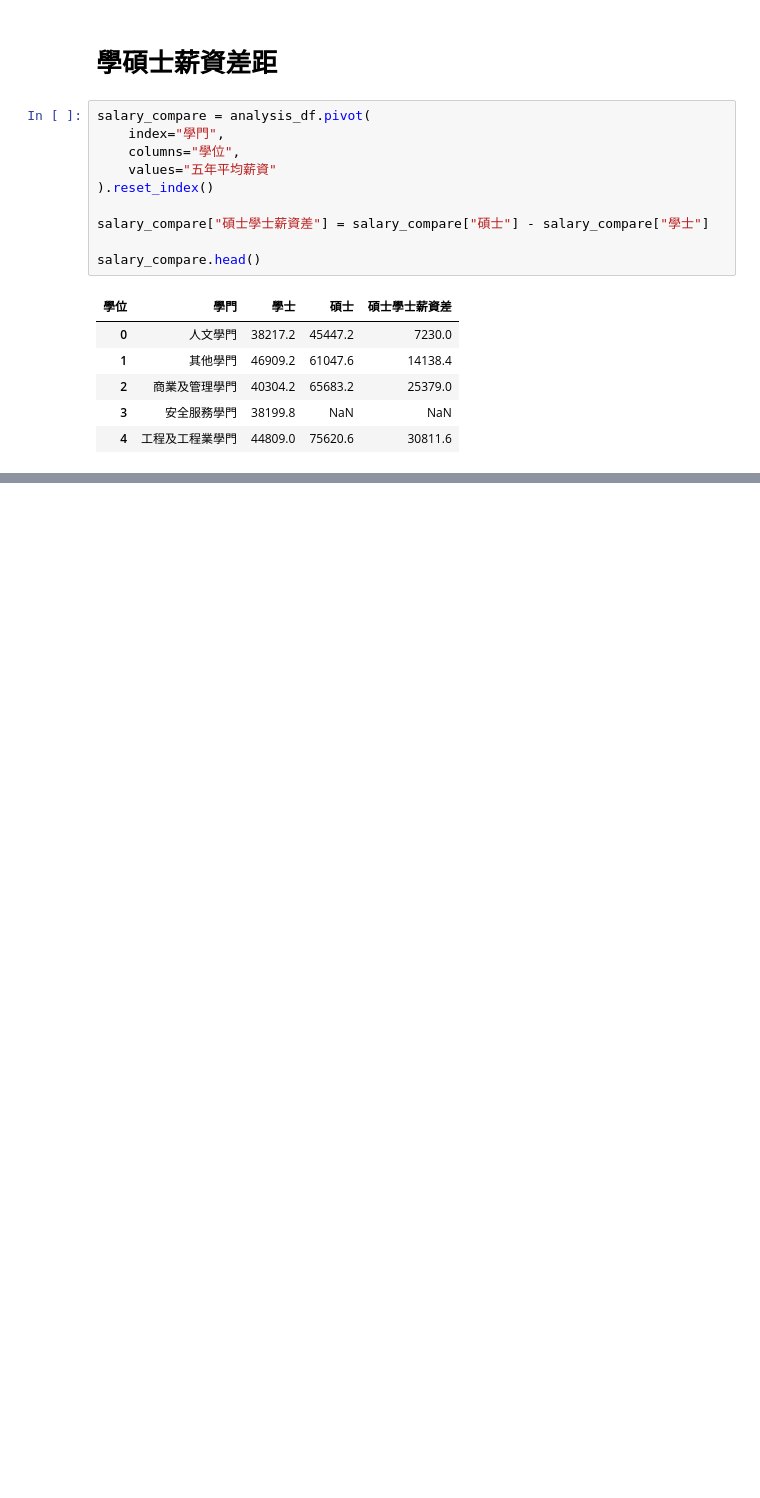
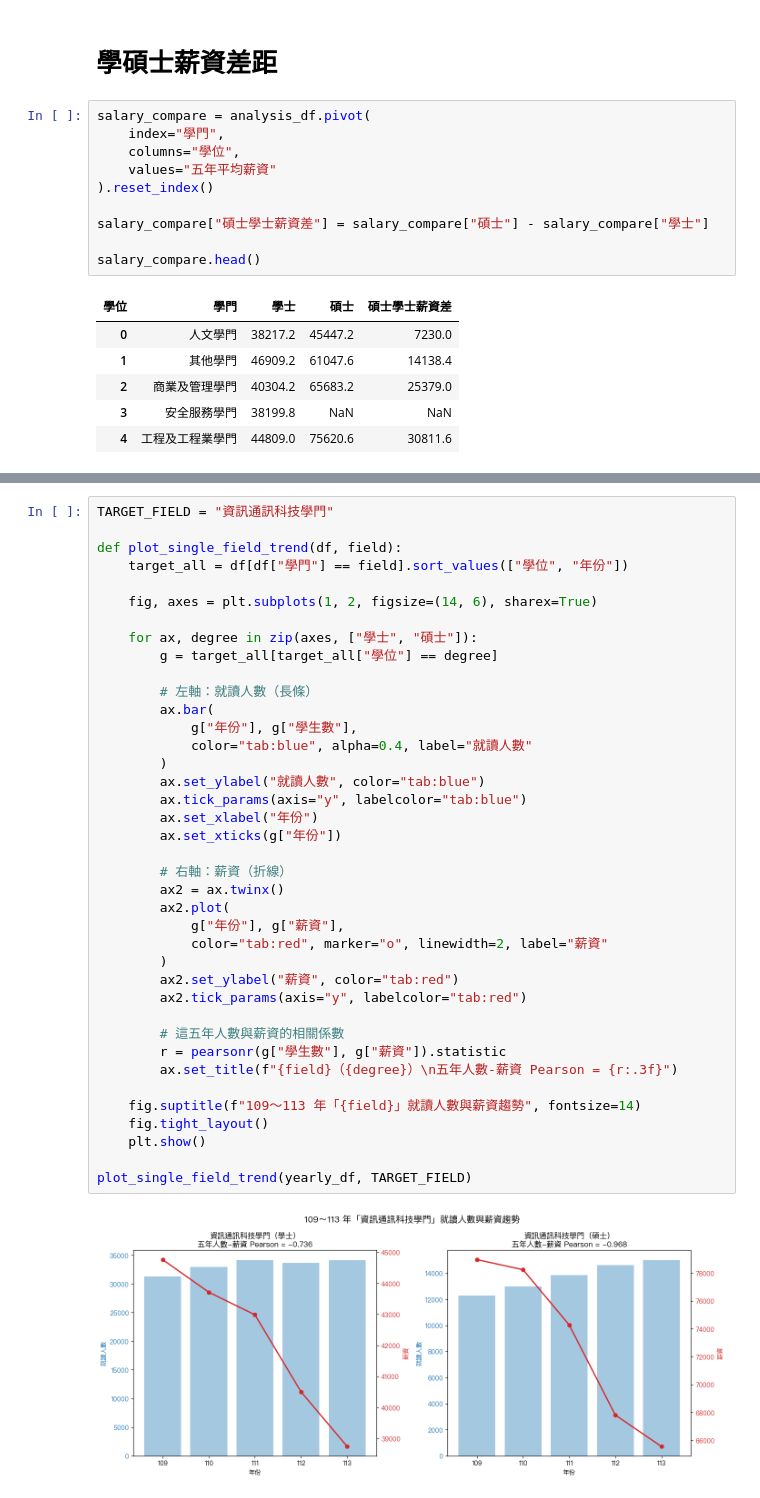
Before and after one commit to ruien0412/2026-DSCI, a Jupyter notebook: DSCI_Data_Analyze.ipynb, the cells around one changed output, grey strips where cells are left out. Drawn from its saved outputs; the diff is of its cells as text; blank space fills up the shorter version.

```diff
--- a/DSCI_Data_Analyze.ipynb
+++ b/DSCI_Data_Analyze.ipynb
@@ -429,0 +591,41 @@ plt.show()
+# %%
+TARGET_FIELD = "資訊通訊科技學門"
+
+def plot_single_field_trend(df, field):
+    target_all = df[df["學門"] == field].sort_values(["學位", "年份"])
+
+    fig, axes = plt.subplots(1, 2, figsize=(14, 6), sharex=True)
+
+    for ax, degree in zip(axes, ["學士", "碩士"]):
+        g = target_all[target_all["學位"] == degree]
+
+        # 左軸：就讀人數（長條）
+        ax.bar(
+            g["年份"], g["學生數"],
+            color="tab:blue", alpha=0.4, label="就讀人數"
+        )
+        ax.set_ylabel("就讀人數", color="tab:blue")
+        ax.tick_params(axis="y", labelcolor="tab:blue")
+        ax.set_xlabel("年份")
+        ax.set_xticks(g["年份"])
+
+        # 右軸：薪資（折線）
+        ax2 = ax.twinx()
+        ax2.plot(
+            g["年份"], g["薪資"],
+            color="tab:red", marker="o", linewidth=2, label="薪資"
+        )
+        ax2.set_ylabel("薪資", color="tab:red")
+        ax2.tick_params(axis="y", labelcolor="tab:red")
+
+        # 這五年人數與薪資的相關係數
+        r = pearsonr(g["學生數"], g["薪資"]).statistic
+        ax.set_title(f"{field}（{degree}）\n五年人數-薪資 Pearson = {r:.3f}")
+
+    fig.suptitle(f"109～113 年「{field}」就讀人數與薪資趨勢", fontsize=14)
+    fig.tight_layout()
+    plt.show()
+
+plot_single_field_trend(yearly_df, TARGET_FIELD)
+# %% [output]
+[figure, added]
```
Also changed, not shown: parts of 19 cells of this notebook.
